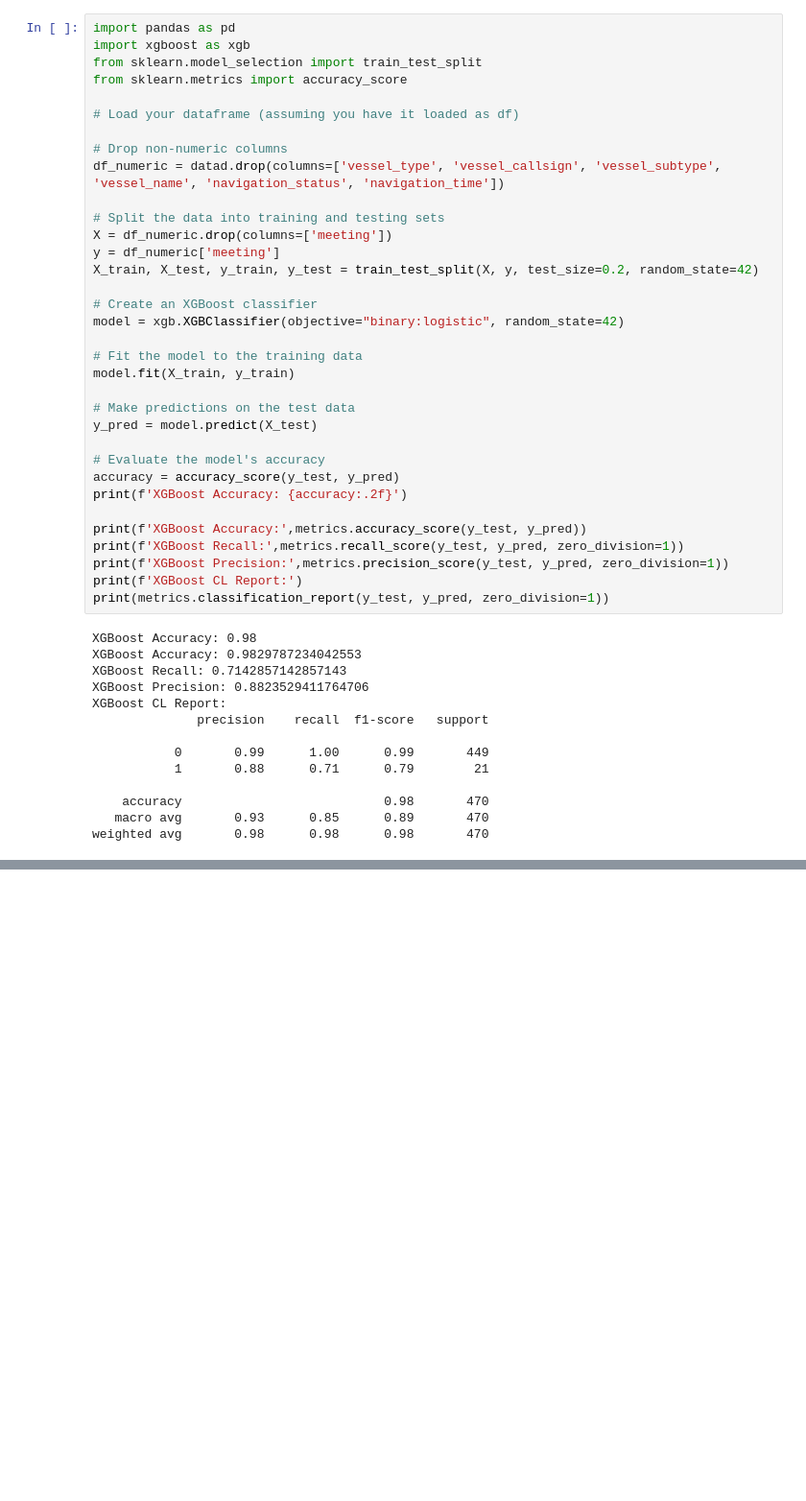
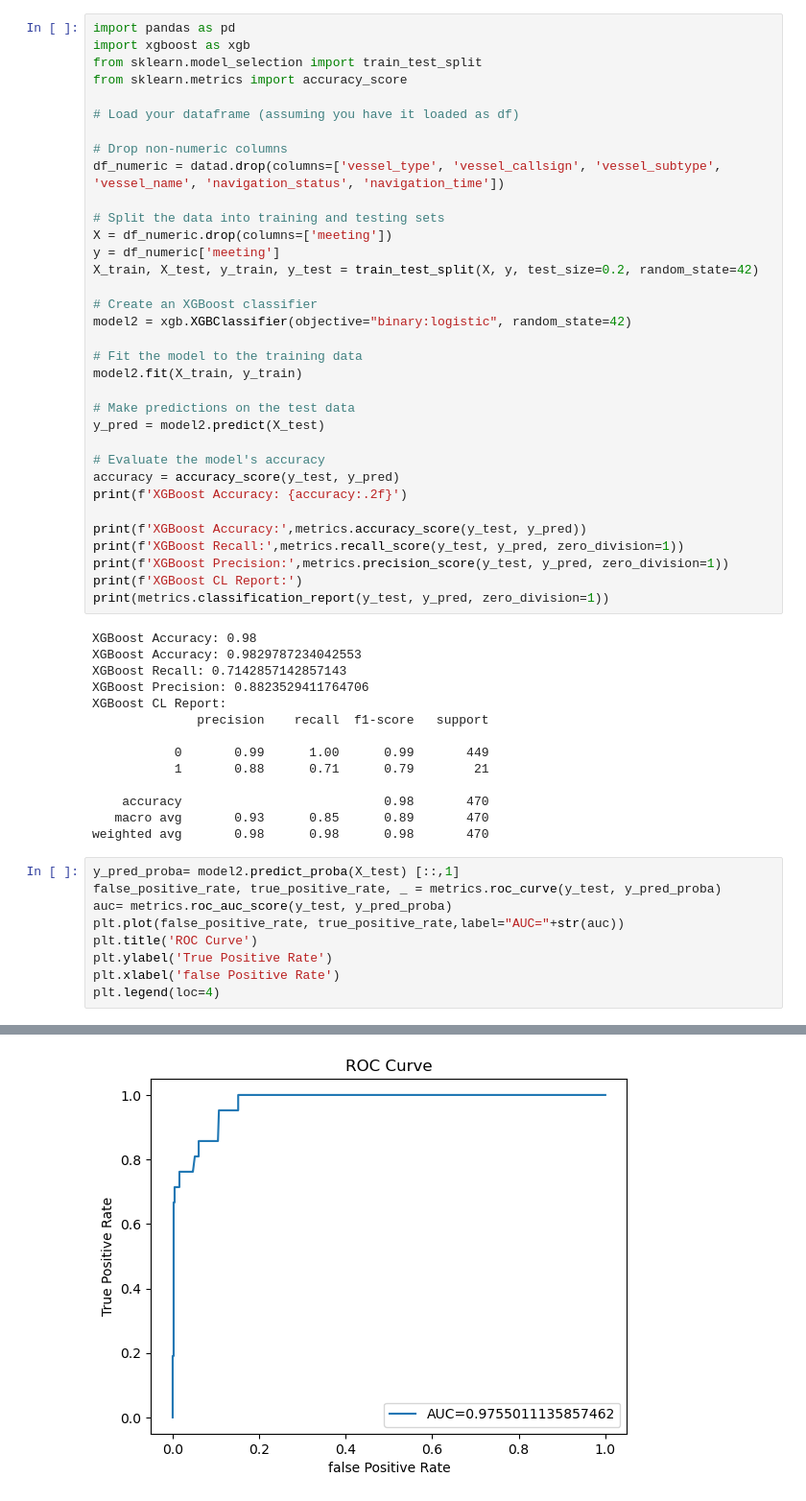
Before and after one commit to allanguzmanf/CIEM6302, a Jupyter notebook: SarahPrediction.ipynb, the cells around one changed output, grey strips where cells are left out. Shown at 96% size. Drawn from its saved outputs; the diff is of its cells as text; blank space fills up the shorter version.

```diff
--- a/SarahPrediction.ipynb
+++ b/SarahPrediction.ipynb
@@ -380,13 +380,13 @@ y = df_numeric['meeting']
 X_train, X_test, y_train, y_test = train_test_split(X, y, test_size=0.2, random_state=42)
 
 # Create an XGBoost classifier
-model = xgb.XGBClassifier(objective="binary:logistic", random_state=42)
+model2 = xgb.XGBClassifier(objective="binary:logistic", random_state=42)
 
 # Fit the model to the training data
-model.fit(X_train, y_train)
+model2.fit(X_train, y_train)
 
 # Make predictions on the test data
-y_pred = model.predict(X_test)
+y_pred = model2.predict(X_test)
 
 # Evaluate the model's accuracy
 accuracy = accuracy_score(y_test, y_pred)
@@ -411,3 +411,13 @@ XGBoost CL Report:
     accuracy                           0.98       470
    macro avg       0.93      0.85      0.89       470
 weighted avg       0.98      0.98      0.98       470
+# %%
+y_pred_proba= model2.predict_proba(X_test) [::,1]
+false_positive_rate, true_positive_rate, _ = metrics.roc_curve(y_test, y_pred_proba)
+auc= metrics.roc_auc_score(y_test, y_pred_proba)
+plt.plot(false_positive_rate, true_positive_rate,label="AUC="+str(auc))
+plt.title('ROC Curve')
+plt.ylabel('True Positive Rate')
+plt.xlabel('false Positive Rate')
+plt.legend(loc=4)
+# %% [output]
@@ -413,0 +425 @@ weighted avg       0.98      0.98      0.98       470
+[figure, added]
```
Also changed, not shown: parts of 1 cell of this notebook.
